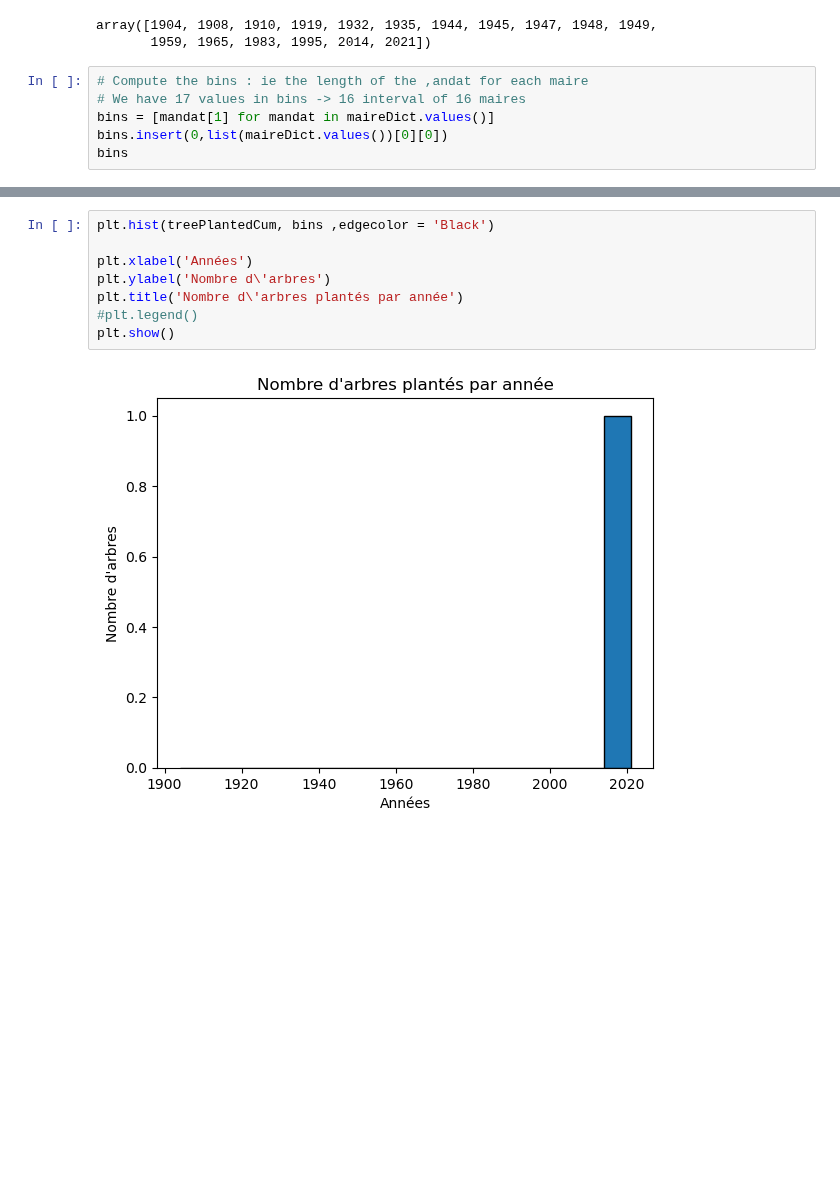
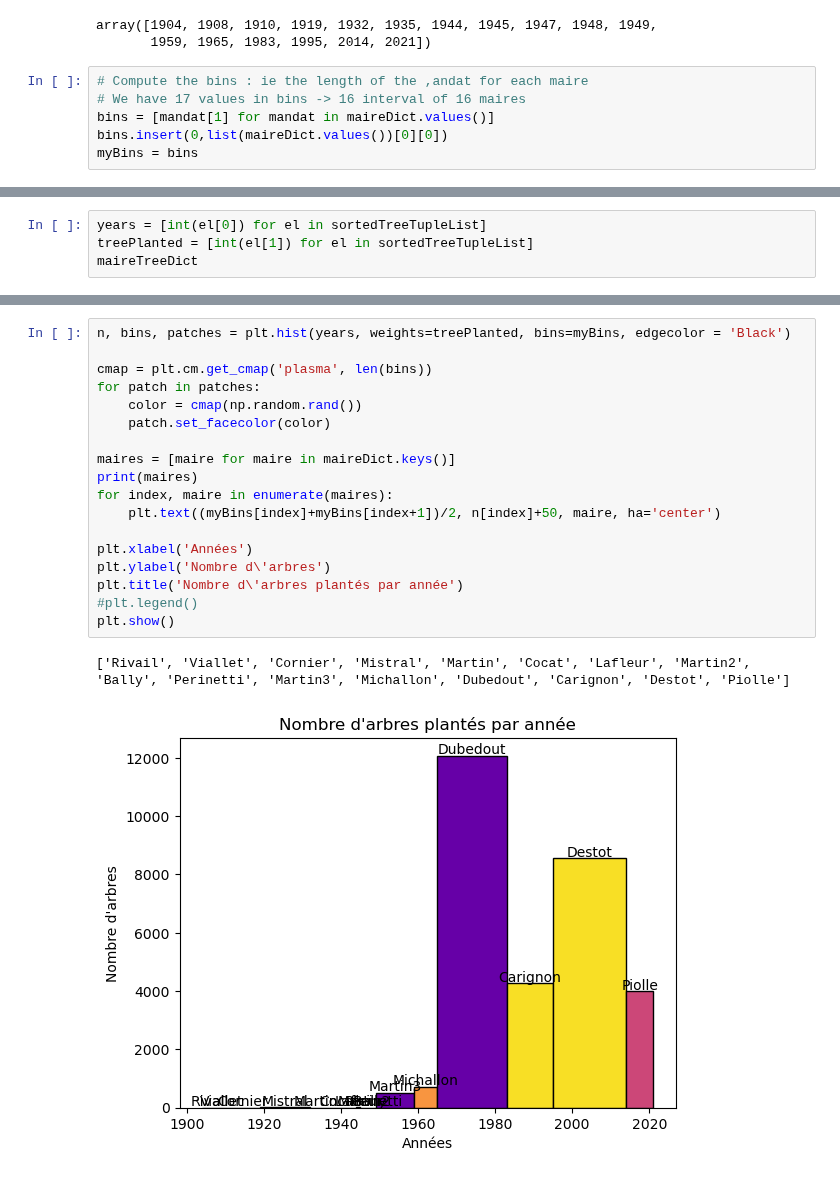
Before and after one commit to ManuLabricole/CDN-StatisticExploratoire, a Jupyter notebook: notebooks/arbres.ipynb, the cells around one changed output, grey strips where cells are left out. Drawn from its saved outputs; the diff is of its cells as text; blank space fills up the shorter version.

```diff
--- a/notebooks/arbres.ipynb
+++ b/notebooks/arbres.ipynb
@@ -495,4 +491,4 @@ array([1904, 1908, 1910, 1919, 1932, 1935, 1944, 1945, 1947, 1948, 1949,
 # We have 17 values in bins -> 16 interval of 16 maires
 bins = [mandat[1] for mandat in maireDict.values()]
 bins.insert(0,list(maireDict.values())[0][0])
-bins
+myBins = bins
@@ -516,0 +495,4 @@ bins
+# %%
+years = [int(el[0]) for el in sortedTreeTupleList]
+treePlanted = [int(el[1]) for el in sortedTreeTupleList]
+maireTreeDict
@@ -517,10 +508,21 @@ bins
 # %%
-plt.hist(treePlantedCum, bins ,edgecolor = 'Black')
+n, bins, patches = plt.hist(years, weights=treePlanted, bins=myBins, edgecolor = 'Black')
+
+cmap = plt.cm.get_cmap('plasma', len(bins))
+for patch in patches:
+    color = cmap(np.random.rand())
+    patch.set_facecolor(color)
+
+maires = [maire for maire in maireDict.keys()]
+print(maires)
+for index, maire in enumerate(maires):
+    plt.text((myBins[index]+myBins[index+1])/2, n[index]+50, maire, ha='center')
 
 plt.xlabel('Années')
 plt.ylabel('Nombre d\'arbres')
 plt.title('Nombre d\'arbres plantés par année')
 #plt.legend()
 plt.show()
 # %% [output]
+['Rivail', 'Viallet', 'Cornier', 'Mistral', 'Martin', 'Cocat', 'Lafleur', 'Martin2', 'Bally', 'Perinetti', 'Martin3', 'Michallon', 'Dubedout', 'Carignon', 'Destot', 'Piolle']
-[figure, old version]
+[figure, new version]
```
Also changed, not shown: parts of 6 cells of this notebook.
